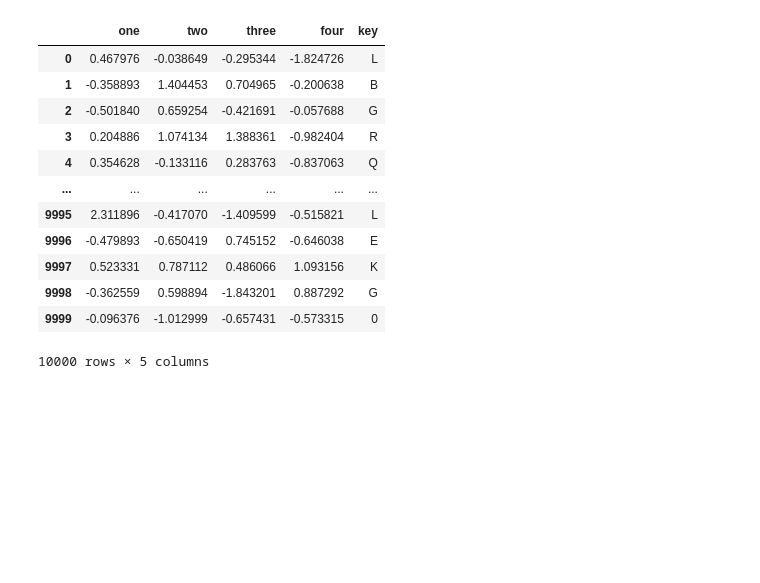
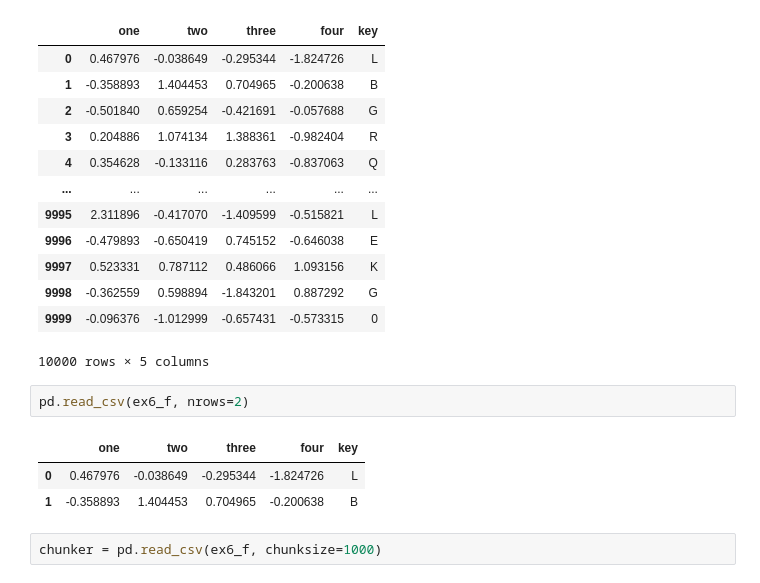
Before and after one commit to emuro/books, a Jupyter notebook: python/pydata-book/ch06_EM.ipynb, the cells around one changed output. Cells and saved outputs as stored; diff of their text form; blank space fills up the shorter version.

```diff
--- a/python/pydata-book/ch06_EM.ipynb
+++ b/python/pydata-book/ch06_EM.ipynb
@@ -208,3 +220,11 @@ result
 | 9998 | -0.362559 | 0.598894 | -1.843201 | 0.887292 | G |
 | 9999 | -0.096376 | -1.012999 | -0.657431 | -0.573315 | 0 |
 10000 rows × 5 columns
+# %%
+pd.read_csv(ex6_f, nrows=2)
+# %% [output]
+|  | one | two | three | four | key |
+| 0 | 0.467976 | -0.038649 | -0.295344 | -1.824726 | L |
+| 1 | -0.358893 | 1.404453 | 0.704965 | -0.200638 | B |
+# %%
+chunker = pd.read_csv(ex6_f, chunksize=1000)
```
Also changed, not shown: parts of 28 cells of this notebook.
